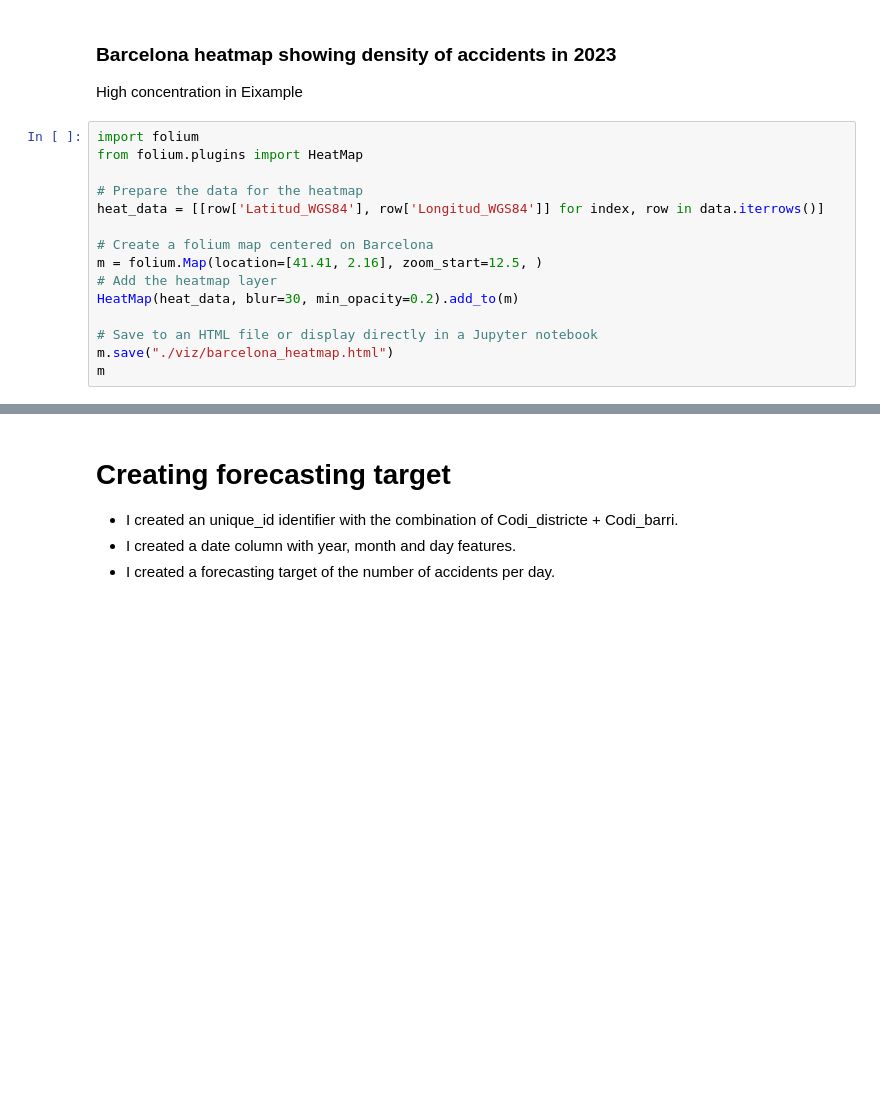
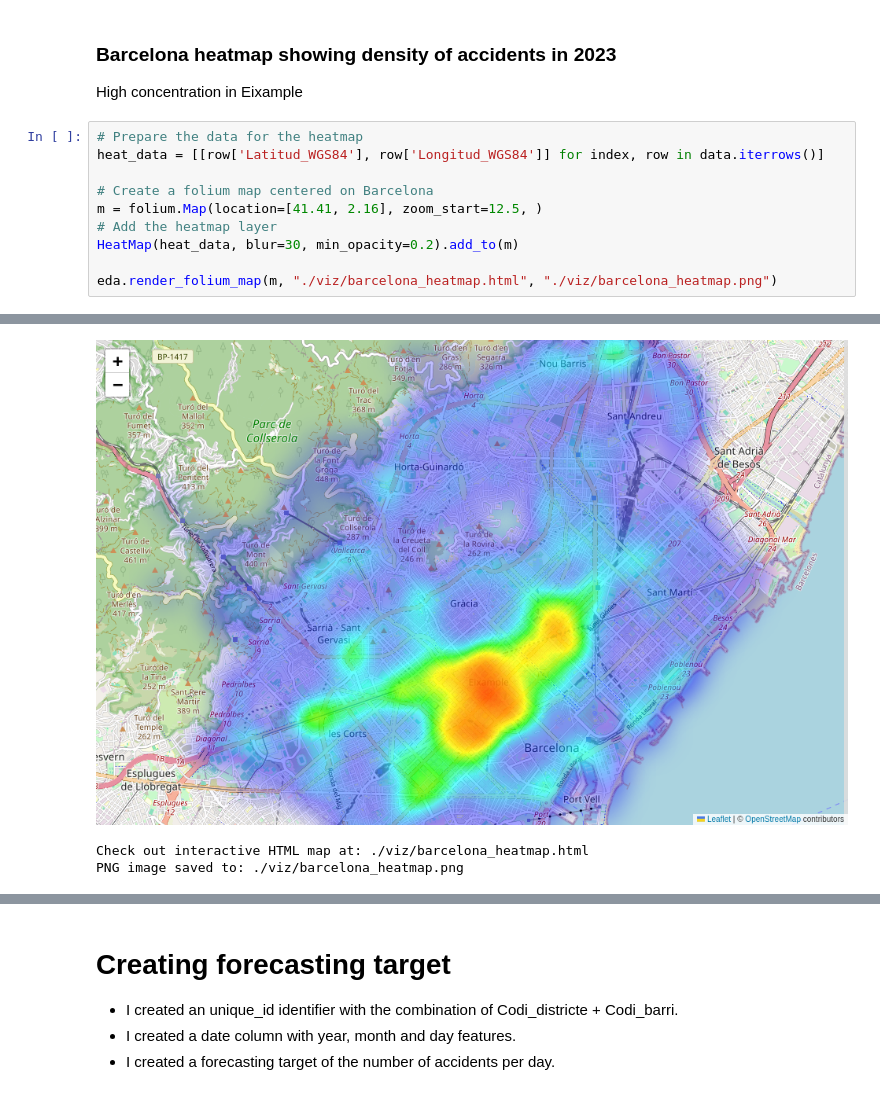
Before and after one commit to ezemriv/Barcelona-Traffic-Accident-Forecasting, a Jupyter notebook: data_preprocessing_and_modeling.ipynb, the cells around one changed output, grey strips where cells are left out. Cells and saved outputs as stored; diff of their text form; blank space fills up the shorter version.

Commit message:
rendered png maps

```diff
--- a/data_preprocessing_and_modeling.ipynb
+++ b/data_preprocessing_and_modeling.ipynb
@@ -159,7 +196,4 @@ All districts match
 ### Barcelona heatmap showing density of accidents in 2023
 High concentration in Eixample
 # %%
-import folium
-from folium.plugins import HeatMap
-
 # Prepare the data for the heatmap
@@ -170,7 +204,5 @@ m = folium.Map(location=[41.41, 2.16], zoom_start=12.5, )
 # Add the heatmap layer
 HeatMap(heat_data, blur=30, min_opacity=0.2).add_to(m)
 
-# Save to an HTML file or display directly in a Jupyter notebook
-m.save("./viz/barcelona_heatmap.html")
-m
+eda.render_folium_map(m, "./viz/barcelona_heatmap.html", "./viz/barcelona_heatmap.png")
 # %% [output]
@@ -178 +209,4 @@ m
+[figure, added]
+Check out interactive HTML map at: ./viz/barcelona_heatmap.html
+PNG image saved to: ./viz/barcelona_heatmap.png
 # %%
```
Also changed, not shown: parts of 4 cells of this notebook, 6 other files.
